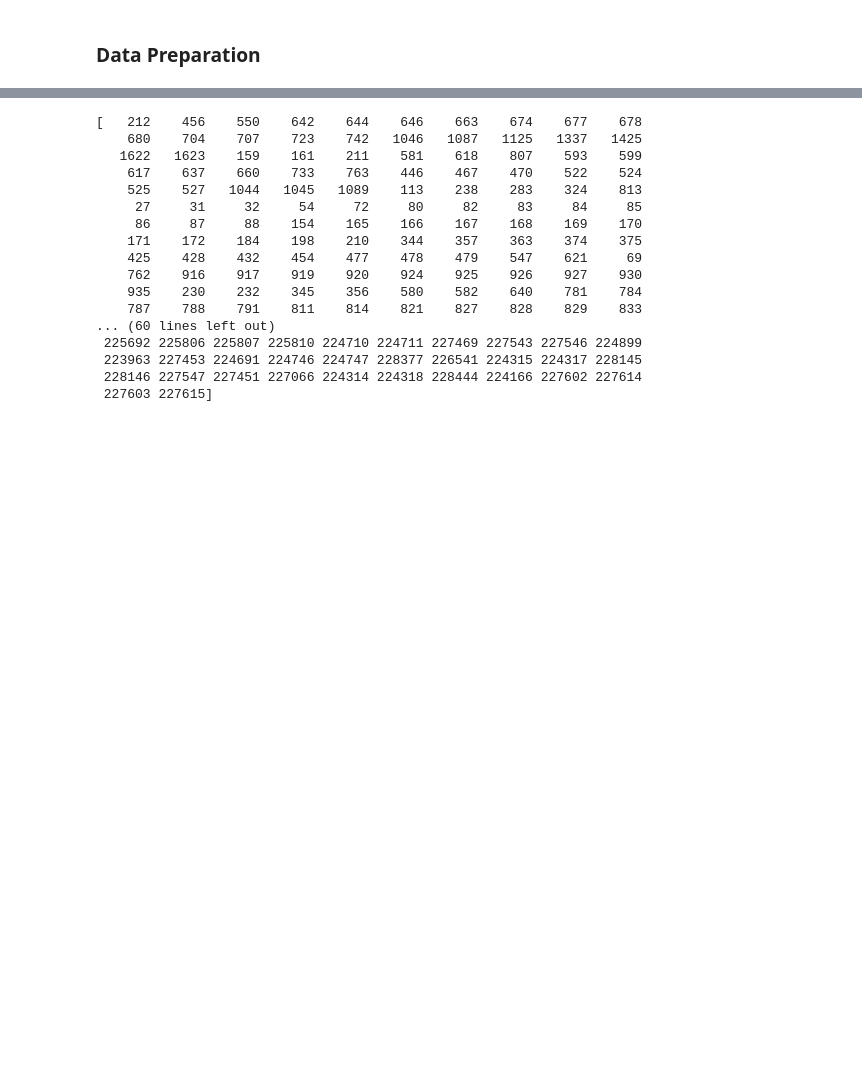
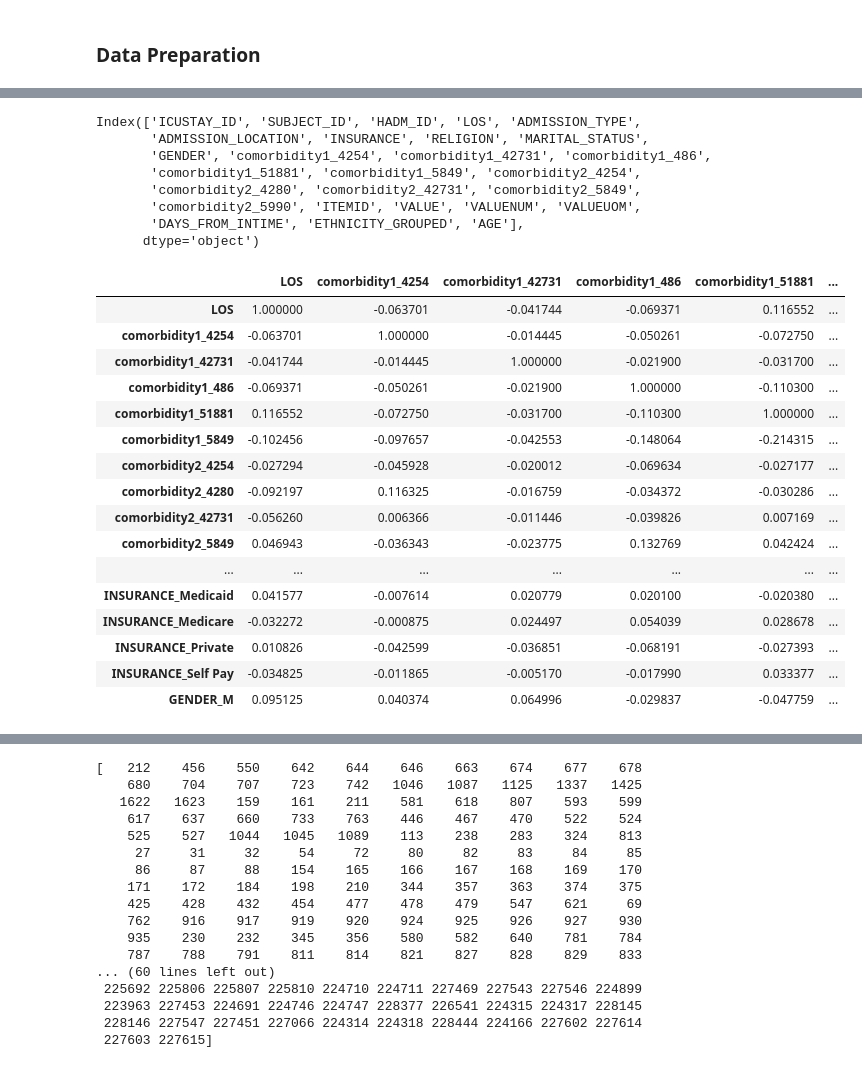
Before and after one commit to ossclaudia/Machine-Learning-2, a Jupyter notebook: projeto.ipynb, the cells around one changed output, grey strips where cells are left out. Saved outputs shown, nothing was run; the diff lists cells and outputs as text; code cells hidden in the pictures; blank space fills up the shorter version.

```diff
--- a/projeto.ipynb
+++ b/projeto.ipynb
@@ -202,7 +283,7 @@ dataset = icustays[['ICUSTAY_ID', 'SUBJECT_ID', 'HADM_ID', 'LOS']]
 
 print(len(dataset))
 
-dataset = dataset.merge(admissions[['HADM_ID', 'ADMITTIME', 'ADMISSION_TYPE', 'ADMISSION_LOCATION', 'INSURANCE', 'RELIGION', 'MARITAL_STATUS', 'ETHNICITY']], on=['HADM_ID'], how='left')
+dataset = dataset.merge(admissions[['HADM_ID', 'ADMISSION_TYPE', 'ADMISSION_LOCATION', 'INSURANCE', 'RELIGION', 'MARITAL_STATUS', 'ETHNICITY']], on=['HADM_ID'], how='left')
 
 print(len(dataset))
 
@@ -210,11 +291,12 @@ dataset = dataset.merge(patients[['SUBJECT_ID', 'GENDER', 'DOB']], on='SUBJECT_I
 
 print(len(dataset))
 
-dataset = dataset.merge(diagnoses_disease[["HADM_ID", "comorbidity1", "comorbidity2"]], on="HADM_ID", how="left")
+dataset = dataset.merge(diagnoses_disease[["HADM_ID", "comorbidity1_4254",	"comorbidity1_42731","comorbidity1_486","comorbidity1_51881","comorbidity1_5849","comorbidity2_4254","comorbidity2_4280",	"comorbidity2_42731",	"comorbidity2_5849",	"comorbidity2_5990"]], on="HADM_ID", how="left")
+#dataset = dataset.merge(diagnoses_disease[["HADM_ID", "comorbidity1","comorbidity2"]], on="HADM_ID", how="left")
 
 print(len(dataset))
 
-dataset = dataset.merge(chartevents_filtered[['ICUSTAY_ID', 'ITEMID', 'CHARTTIME', 'VALUE', 'VALUENUM', 'VALUEUOM']], on=['ICUSTAY_ID'], how='left')
+dataset = dataset.merge(chartevents_first_day[['ICUSTAY_ID', 'ITEMID', 'VALUE', 'VALUENUM', 'VALUEUOM', 'DAYS_FROM_INTIME']], on=['ICUSTAY_ID'], how="left")
 
 print(len(dataset))
 
@@ -272 +357,6 @@ VALUEUOM              157840
 dtype: int64
+# %%
+dataset = dataset.dropna(subset=["ITEMID"])
+print(dataset.isna().sum())
+dataset = dataset.dropna(subset=["VALUE"])
+print(dataset.isna().sum())
@@ -272,0 +543,16 @@ dtype: int64
+# %%
+dataset['RELIGION'] = dataset['RELIGION'].replace('UNOBTAINABLE', 'OTHER')
+dataset['RELIGION'] = dataset['RELIGION'].replace('NOT SPECIFIED', 'OTHER')
+dataset['RELIGION'] = dataset['RELIGION'].fillna('OTHER')
+
+
+anova_data = dataset.dropna(subset=['LOS', 'RELIGION'])
+
+# Group by ethnicity
+groups = [group['LOS'].values for name, group in anova_data.groupby('RELIGION')]
+
+# ANOVA test
+f_stat, p_value = f_oneway(*groups)
+
+print(f"F-statistic: {f_stat:.3f}")
+print(f"P-value: {p_value:.5f}")
@@ -311,0 +611,43 @@ print(len(dataset))
+# %%
+dtemp = dataset.copy()
+print(dtemp.columns)
+
+dtemp = pd.get_dummies(dtemp, columns=['RELIGION'])
+dtemp = pd.get_dummies(dtemp, columns=['MARITAL_STATUS'])
+dtemp = pd.get_dummies(dtemp, columns=['ETHNICITY_GROUPED'])
+dtemp = pd.get_dummies(dtemp, columns=['ADMISSION_TYPE'])
+dtemp = pd.get_dummies(dtemp, columns=['ADMISSION_LOCATION'])
+dtemp = pd.get_dummies(dtemp, columns=['INSURANCE'])
+dtemp = pd.get_dummies(dtemp, columns=['GENDER'], drop_first=True)
+
+dtemp = dtemp.drop(columns=['ICUSTAY_ID', 'SUBJECT_ID', 'HADM_ID', 'ITEMID', 'VALUE', 'VALUENUM', 'VALUEUOM',
+       'DAYS_FROM_INTIME'])
+
+corr = dtemp.corr()
+corr.style.background_gradient(cmap='coolwarm', vmin=-1, vmax=1)
+# %% [output]
+Index(['ICUSTAY_ID', 'SUBJECT_ID', 'HADM_ID', 'LOS', 'ADMISSION_TYPE',
+       'ADMISSION_LOCATION', 'INSURANCE', 'RELIGION', 'MARITAL_STATUS',
+       'GENDER', 'comorbidity1_4254', 'comorbidity1_42731', 'comorbidity1_486',
+       'comorbidity1_51881', 'comorbidity1_5849', 'comorbidity2_4254',
+       'comorbidity2_4280', 'comorbidity2_42731', 'comorbidity2_5849',
+       'comorbidity2_5990', 'ITEMID', 'VALUE', 'VALUENUM', 'VALUEUOM',
+       'DAYS_FROM_INTIME', 'ETHNICITY_GROUPED', 'AGE'],
+      dtype='object')
+|  | LOS | comorbidity1_4254 | comorbidity1_42731 | comorbidity1_486 | comorbidity1_51881 | ... |
+| LOS | 1.000000 | -0.063701 | -0.041744 | -0.069371 | 0.116552 | ... |
+| comorbidity1_4254 | -0.063701 | 1.000000 | -0.014445 | -0.050261 | -0.072750 | ... |
+| comorbidity1_42731 | -0.041744 | -0.014445 | 1.000000 | -0.021900 | -0.031700 | ... |
+| comorbidity1_486 | -0.069371 | -0.050261 | -0.021900 | 1.000000 | -0.110300 | ... |
+| comorbidity1_51881 | 0.116552 | -0.072750 | -0.031700 | -0.110300 | 1.000000 | ... |
+| comorbidity1_5849 | -0.102456 | -0.097657 | -0.042553 | -0.148064 | -0.214315 | ... |
+| comorbidity2_4254 | -0.027294 | -0.045928 | -0.020012 | -0.069634 | -0.027177 | ... |
+| comorbidity2_4280 | -0.092197 | 0.116325 | -0.016759 | -0.034372 | -0.030286 | ... |
+| comorbidity2_42731 | -0.056260 | 0.006366 | -0.011446 | -0.039826 | 0.007169 | ... |
+| comorbidity2_5849 | 0.046943 | -0.036343 | -0.023775 | 0.132769 | 0.042424 | ... |
+| ... | ... | ... | ... | ... | ... | ... |
+| INSURANCE_Medicaid | 0.041577 | -0.007614 | 0.020779 | 0.020100 | -0.020380 | ... |
+| INSURANCE_Medicare | -0.032272 | -0.000875 | 0.024497 | 0.054039 | 0.028678 | ... |
+| INSURANCE_Private | 0.010826 | -0.042599 | -0.036851 | -0.068191 | -0.027393 | ... |
+| INSURANCE_Self Pay | -0.034825 | -0.011865 | -0.005170 | -0.017990 | 0.033377 | ... |
+| GENDER_M | 0.095125 | 0.040374 | 0.064996 | -0.029837 | -0.047759 | ... |
```
Also changed, not shown: parts of 32 cells of this notebook, 1 other file.
